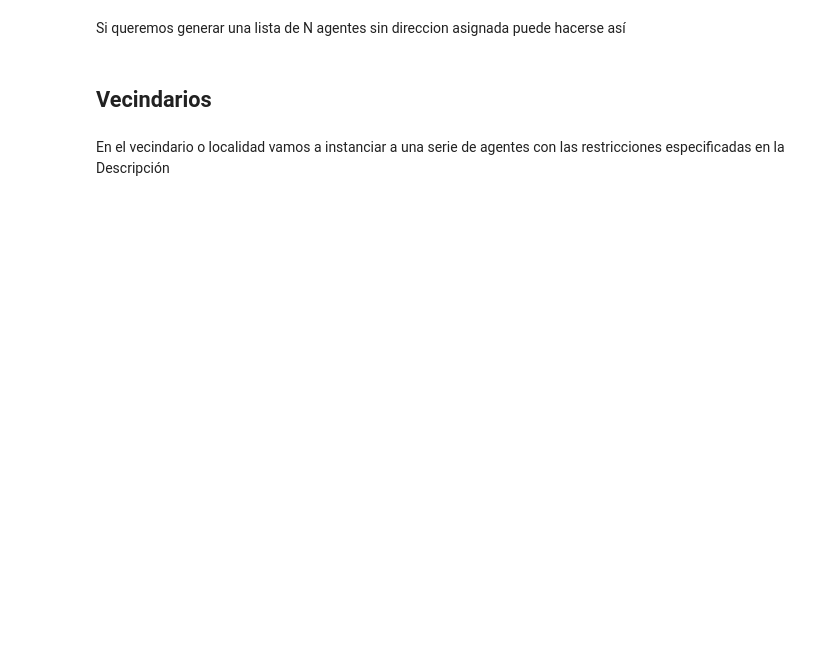
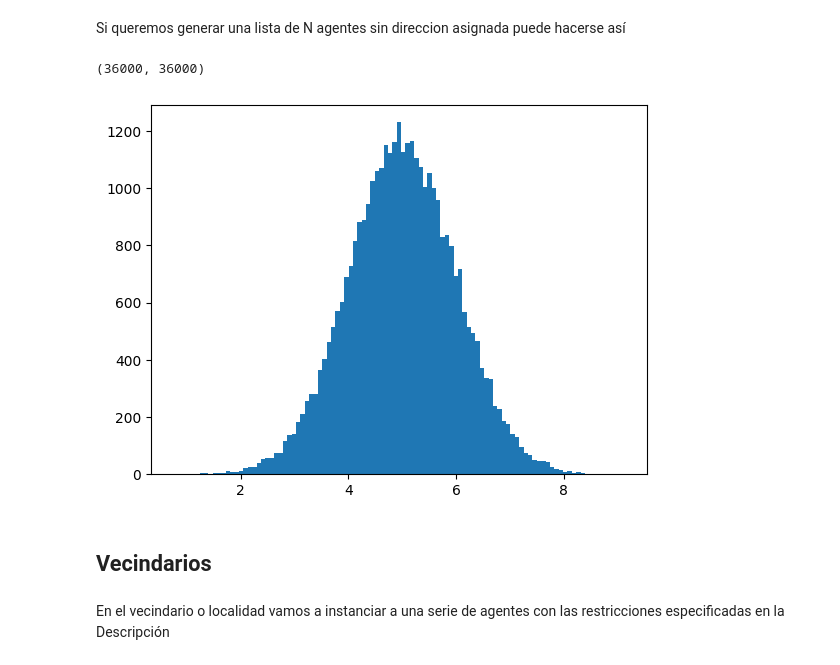
Before and after one commit to sergiohzlz/modelo_gentrificacion, a Jupyter notebook: phd_tercer_semestre.ipynb, the cells around one changed output. Saved outputs shown, nothing was run; the diff lists cells and outputs as text; code cells hidden in the pictures; blank space fills up the shorter version.

```diff
--- a/phd_tercer_semestre.ipynb
+++ b/phd_tercer_semestre.ipynb
@@ -151,6 +169,27 @@ for _ in range(39_000):
     sal = random.sample(list(salarios),1)[0]
     agente.salario = sal
     agentes.append(agente)
+# %%
+def crea_agentes(N=50_000, mu=5, std=1):
+    agentes = []
+    salarios = std*np.random.randn(N) + mu
+    salarios = np.clip(salarios, a_min=0, a_max=salarios.max())
+    for i in range(N):
+        ag = A.Agente()
+        ag.salario = salarios[i]
+        agentes.append(ag)
+    return agentes
+
+agentes = crea_agentes(N=36_000)
+salarios = np.array([ag.salario for ag in agentes])
+len(agentes), len(salarios)
+# %% [output]
+(36000, 36000)
+# %%
+bns = fd_bins(salarios)
+plt.hist(salarios, bins=bns);
+# %% [output]
+[figure, added]
 # %% [markdown]
 ## Vecindarios
 # %% [markdown]
```
Also changed, not shown: parts of 38 cells of this notebook, 1 other file.
